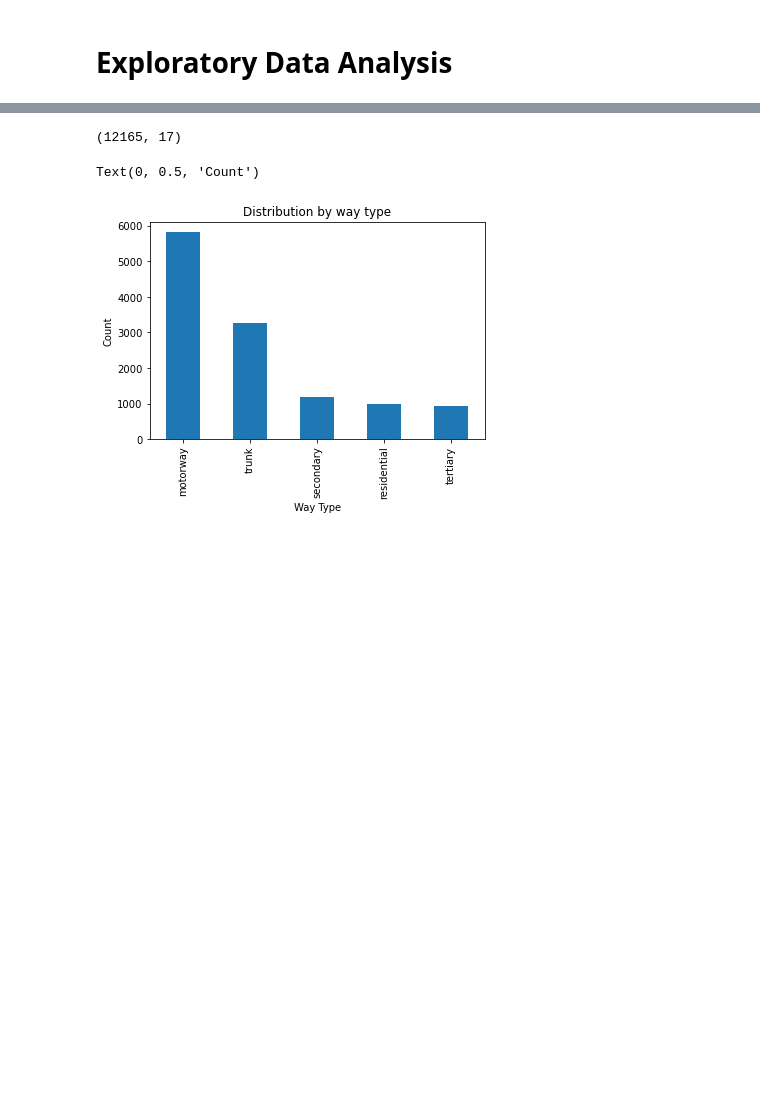
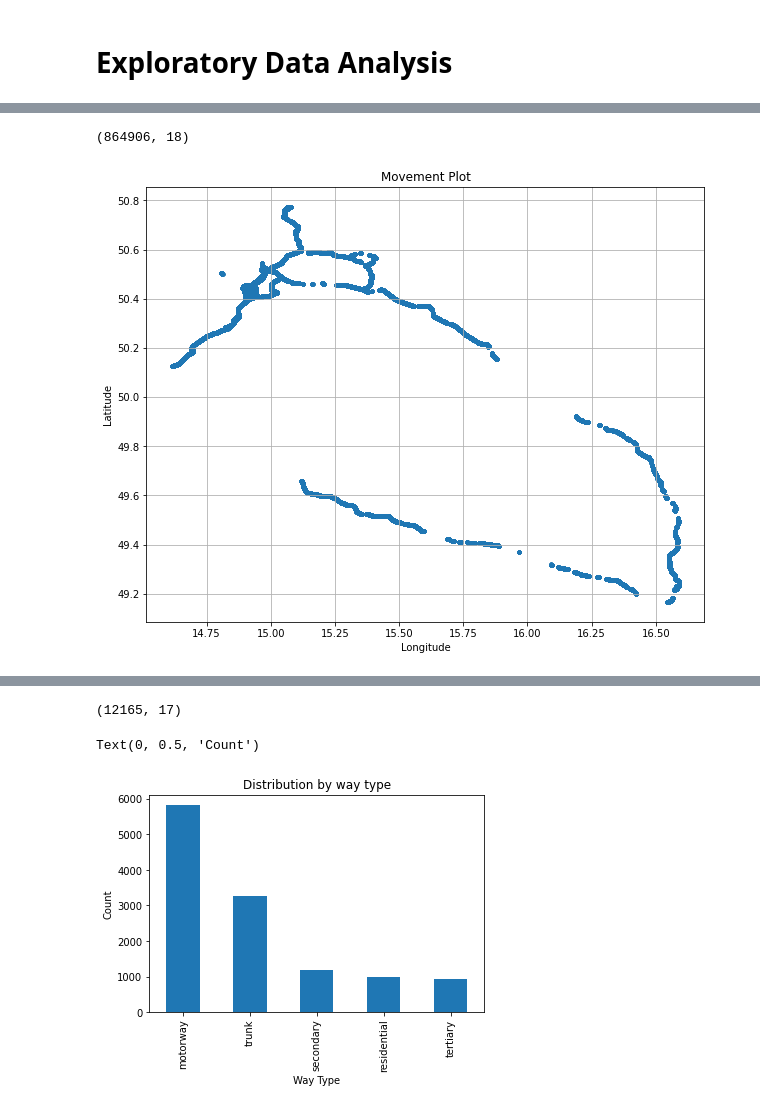
Before and after one commit to jesseg102/ADS-508--Cloud-Computing, a Jupyter notebook: final_project.ipynb, the cells around one changed output, grey strips where cells are left out. Drawn from its saved outputs; the diff is of its cells as text; code cells hidden in the pictures; blank space fills up the shorter version.

```diff
--- a/final_project.ipynb
+++ b/final_project.ipynb
@@ -267,0 +397,16 @@ vehicle_speed_df.head()
+# %%
+# Determine shape of df
+upd_df.shape
+# %% [output]
+(864906, 18)
+# %%
+# Plot movement using latitude and longitude
+plt.figure(figsize=(10, 8))
+plt.scatter(upd_df['longitude'], upd_df['latitude'], alpha=0.5, marker='.')
+plt.xlabel('Longitude')
+plt.ylabel('Latitude')
+plt.title('Movement Plot')
+plt.grid(True)
+plt.show()
+# %% [output]
+[figure, added]
```
Also changed, not shown: parts of 17 cells of this notebook.
